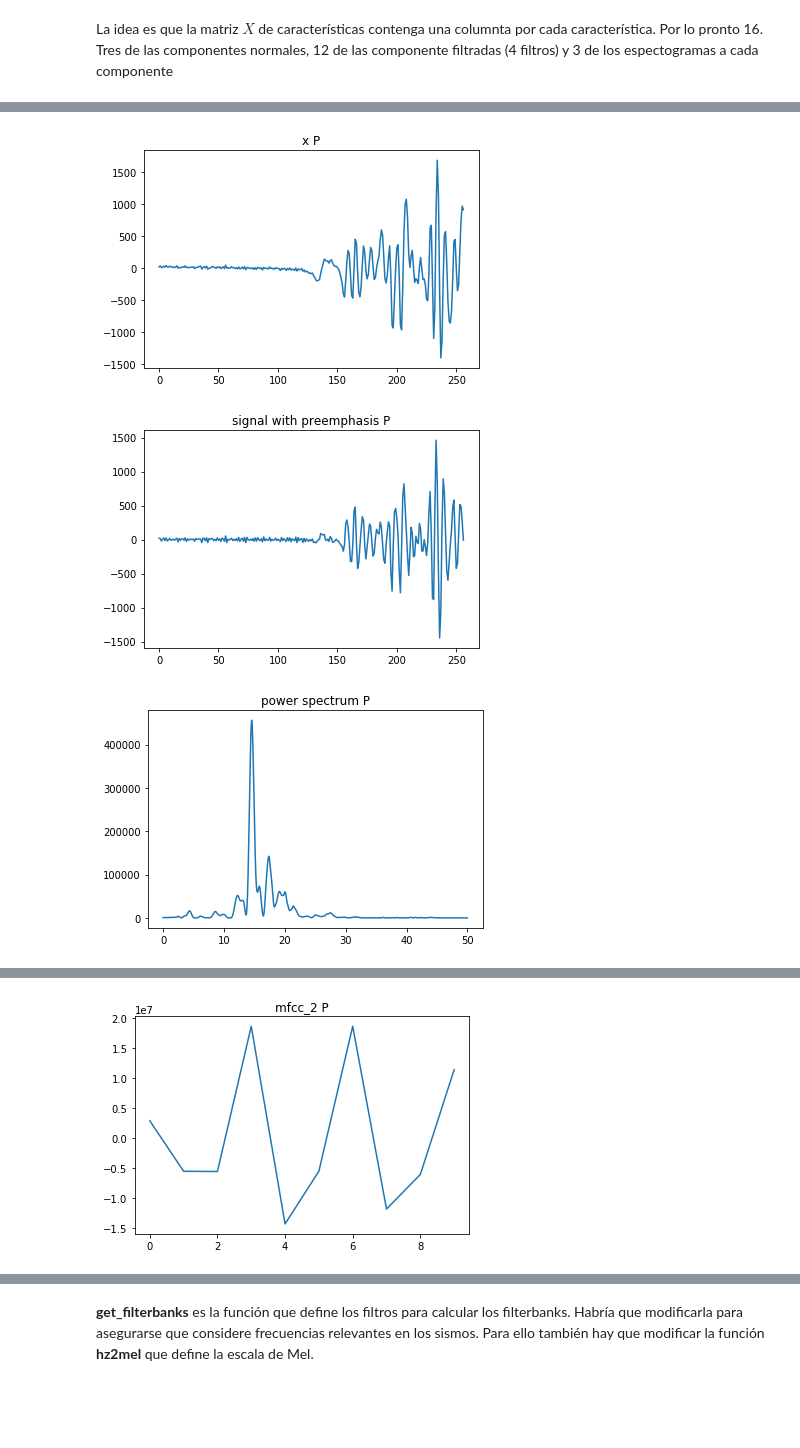
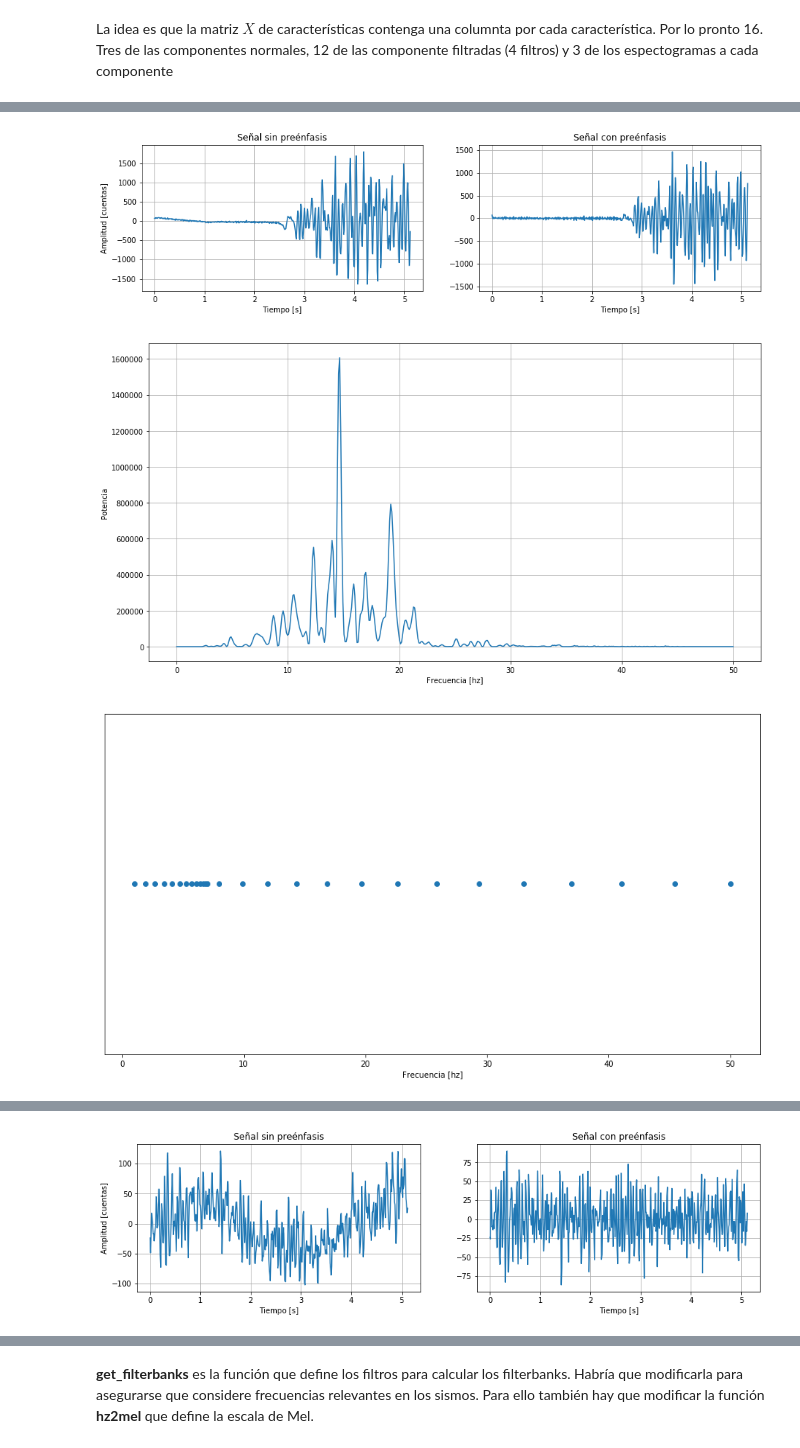
Before and after one commit to dsiervo/TFM, a Jupyter notebook: TFM/prepare_data.ipynb, the cells around one changed output, grey strips where cells are left out. Saved outputs shown, nothing was run; the diff lists cells and outputs as text; code cells hidden in the pictures; blank space fills up the shorter version.

```diff
--- a/TFM/prepare_data.ipynb
+++ b/TFM/prepare_data.ipynb
@@ -6,10 +6,10 @@ import matplotlib.pyplot as plt
 from python_speech_features import mfcc, logfbank, delta, fbank
 import speechpy as spe
 %matplotlib inline
-plt.rcParams['figure.figsize'] = 15, 8
 
-p_files = glob.glob("/home/daniel/Data/wf_256/P/*.mseed")
-n_files = glob.glob("/home/daniel/Data/wf_256/N/*.mseed")
+
+p_files = glob.glob("/home/daniel/Data/wf_512/P/*.mseed")
+n_files = glob.glob("/home/daniel/Data/wf_512/N/*.mseed")
 ruta_p = "/home/daniel/Data/wf/P/P_SGC2018hhuz_20180414-211832_HHZ.mseed"
 ruta_s = "/home/daniel/Data/wf/S/S_SGC2018gocz_20180404-023835_HHZ.mseed"
 ruta_n = "/home/daniel/Data/wf/N/N_SGC2018gohj_20180404-045038_HHZ.mseed"
@@ -63,7 +63,7 @@ La idea es que la matriz $X$ de características contenga una columnta por cada
 from python_speech_features import sigproc, get_filterbanks, lifter, hz2mel, mel2hz
 import numpy
 from scipy.fftpack import dct
-
+plt.rcParams['figure.figsize'] = 15, 8
 for w in wf:
     # obteniendo si la forma de onda es de P, S o ruido
     ph_type = w.split("/")[-1].split("_")[0]
@@ -87,32 +87,41 @@ for w in wf:
        un reshape para dejar los datos en un solo vector fila"""
     winlen = 5.13
     winstep = 100
-    nfilt = 10
+    nfilt = 26
     nfft = 1024
     winfunc=lambda x:numpy.ones((x,))
     highfreq= df/2
     lowfreq = 1
     ceplifter = 22
     numcep = 13
+    t = np.arange(len(x))/100
     f = np.linspace(0,highfreq,nfft/2+1)
     # la amplitud de la señal queda 5% de lo que era originalmente
     signal = sigproc.preemphasis(x,0.95)
-    plt.figure()
-    plt.plot(x)
-    plt.title("x "+ph_type)
-    print("type signal",type(signal),"shape", signal.shape)
-    plt.figure()
-    plt.plot(signal)
-    plt.title("signal with preemphasis "+ph_type)
+    plt.subplot(221)
+    plt.plot(t,x)
+    plt.title("Señal sin preénfasis")
+    plt.xlabel("Tiempo [s]")
+    plt.ylabel("Amplitud [cuentas]")
+    plt.grid()
+    plt.subplot(222)
+    plt.plot(t,signal)
+    plt.title("Señal con preénfasis")
+    plt.xlabel("Tiempo [s]")
+    plt.grid()
+    #print("type signal",type(signal),"shape", signal.shape)
     # se divide en ventanas. Como en este caso el tamaño de la ventana es igual al de la señal (256)
     # queda una sola ventana (igual)
     frames = sigproc.framesig(signal, winlen*df, winstep*df, winfunc)
-    print("type frames",type(frames),"shape", frames.shape)
+    #print("type frames",type(frames),"shape", frames.shape)
     pspec = sigproc.powspec(frames,nfft)
-    print("type pspec",type(pspec),"shape", pspec.shape)
+    #print("type pspec",type(pspec),"shape", pspec.shape)
     plt.figure()
     plt.plot(f,pspec[0])
-    plt.title("power spectrum "+ph_type)
+    #plt.title("Espectro de potencia de fase P")
+    plt.xlabel("Frecuencia [hz]")
+    plt.ylabel("Potencia")
+    plt.grid()
     # Calculando la energía
     energy = numpy.sum(pspec,1) # this stores the total energy in each frame
     energy = numpy.where(energy == 0,numpy.finfo(float).eps,energy) # if energy is zero, we get problems with log
@@ -120,31 +129,38 @@ for w in wf:
     #print(hz_points)
     plt.figure()
     plt.plot(hz_points,np.zeros(len(hz_points)),"o")
-    plt.title("mel frequency points")
-    print("type fb",type(fb),"shape", fb.shape)
+    #plt.title("Extremos del banco de filtros centrado en 7 hertz")
+    plt.xlabel("Frecuencia [hz]")
+    plt.yticks([], [])
+    #print("type fb",type(fb),"shape", fb.shape)
     plt.figure()
     for i in range(len(fb)):
-        plt.plot(f,fb[i],label=i)
+        plt.plot(f,fb[i])
     #plt.legend()
-    plt.title("fb "+ph_type)
+    #plt.title("Banco de filtros triangulares centrados en 7 hertz")
+    plt.xlabel("Frecuencia [hz]")
+    plt.ylabel("Amplitud")
+
     feat = numpy.dot(pspec,fb.T) # compute the filterbank energies
-    print("type feat",type(feat),"shape", feat.shape)
+    #print("type feat",type(feat),"shape", feat.shape)
     plt.figure()
     plt.plot(feat[0])
-    plt.title("fbank-> power_espectrum * fb "+ph_type)
+    plt.ylabel("Amplitud")
+    plt.xlabel("Filtro triangular usado")
+    #plt.title("fbank-> power_espectrum * fb "+ph_type)
     log_feat = np.log(feat)
-    print("type log_feat",type(log_feat),"shape", log_feat.shape)
+    #print("type log_feat",type(log_feat),"shape", log_feat.shape)
     plt.figure()
     plt.plot(log_feat[0])
     plt.title("log_fbank-> log(fbank) "+ph_type)
     mfcc_1 = dct(feat, type=2, axis=1, norm='ortho')[:,:numcep]
-    print("type mfcc_1",type(mfcc_1),"shape", mfcc_1.shape)
+    #print("type mfcc_1",type(mfcc_1),"shape", mfcc_1.shape)
     plt.figure()
     plt.plot(mfcc_1[0])
     plt.title("mfcc_1 "+ph_type)
     # aplicando filtro para aumentar la magnitud de los coeficientes de frecuencias altas de la DCT
     mfcc_2 = lifter(mfcc_1,ceplifter)
-    print("type mfcc_2",type(mfcc_2),"shape", mfcc_2.shape)
+    #print("type mfcc_2",type(mfcc_2),"shape", mfcc_2.shape)
     plt.figure()
     plt.plot(mfcc_2[0])
     plt.title("mfcc_2 "+ph_type)
@@ -183,3 +199,3 @@ type mfcc_2 <class 'numpy.ndarray'> shape (1, 10)
-[figure, old version]
+[figure, new version]
-[figure, old version]
+[figure, new version]
-[figure, old version]
+[figure, new version]
@@ -191 +207 @@ type mfcc_2 <class 'numpy.ndarray'> shape (1, 10)
-[figure, old version]
+[figure, new version]
```
Also changed, not shown: parts of 1 cell of this notebook, 3 other files.
